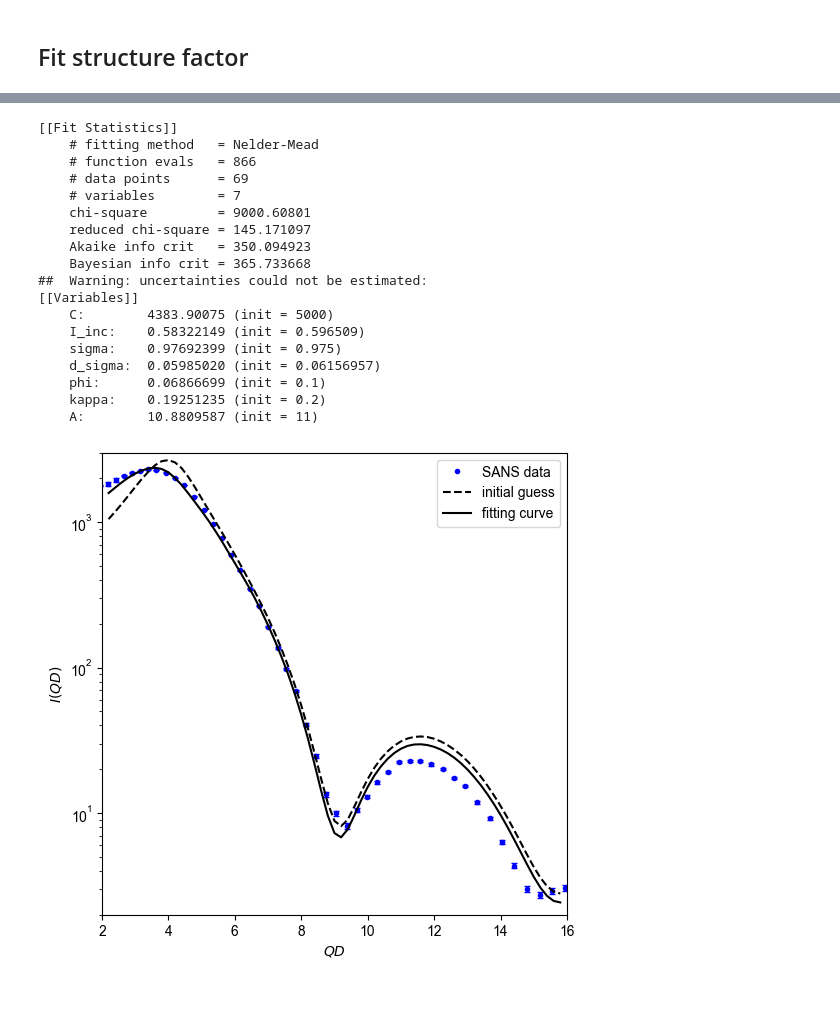
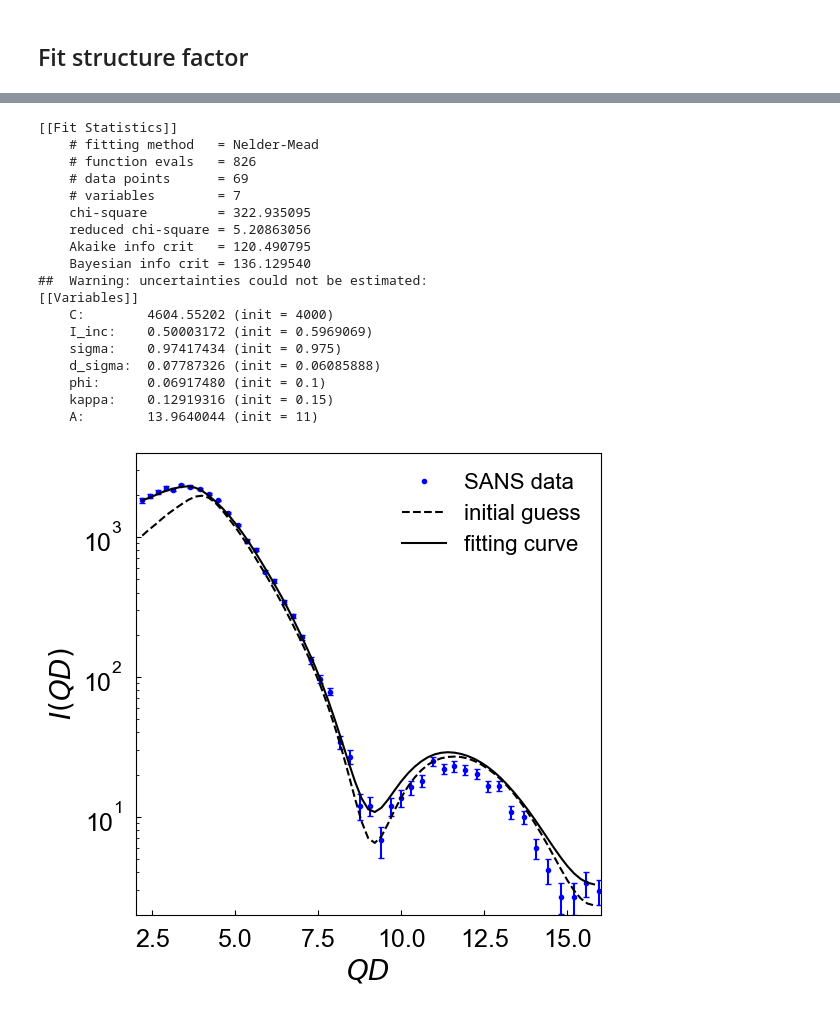
Before and after one commit to ch-tung/SQ_VAE, a Jupyter notebook: direct_param_SQ/silica/Fit_IQ_10_20230804_des.ipynb, the cells around one changed output, grey strips where cells are left out. Drawn from its saved outputs; the diff is of its cells as text; code cells hidden in the pictures.

```diff
--- a/direct_param_SQ/silica/Fit_IQ_10_20230804_des.ipynb
+++ b/direct_param_SQ/silica/Fit_IQ_10_20230804_des.ipynb
@@ -27,7 +27,7 @@ W_list = [1,10,20,30,40]
 filename_list = np.genfromtxt('./20230804_desmearedData/FileNames.txt',dtype='str')
 # %%
 import os
-n_des = 3
+n_des = 1
 ## load desmeared D22 data
 data_path = './20230804_desmearedData/'
 data_list = []
@@ -406,14 +405,14 @@ SQ_NN_GP = lambda x: SQ_NN(x,GP=True,lmbda=1)
 # %%
 # initialize parameters
 params = Parameters()
-params.add('C', value=5000, min=1e2, max=5e4)
-params.add('I_inc', value=fp_opt_I['I_inc'], min=0.1, max=2)
+params.add('C', value=4000, min=1e2, max=5e4)
+params.add('I_inc', value=fp_opt_I['I_inc'], min=0.5, max=2)
 params.add('sigma', value=0.975, min=0.9, max=1.1)
 params.add('d_sigma', value=fp_opt_P['d_sigma'], min=0.005, max=0.1)
 
-fp_i =       [0.10, 0.2,  11]
-fp_ubounds = (0.5,  0.5,   20)
-fp_lbounds = (0.05, 0.05,  0.5)
+fp_i =       [0.10, 0.15,  11]
+fp_ubounds = (0.5,  0.18,  20)
+fp_lbounds = (0.05, 0.1,  0.5)
 fp_name = ['phi', 'kappa', 'A']
 for i in range(3):
     params.add(fp_name[i], value=fp_i[i], min=fp_ubounds[i], max=fp_lbounds[i])
@@ -448,39 +447,40 @@ report_fit(result)
 # %% [output]
 [[Fit Statistics]]
     # fitting method   = Nelder-Mead
-    # function evals   = 866
+    # function evals   = 826
     # data points      = 69
     # variables        = 7
-    chi-square         = 9000.60801
-    reduced chi-square = 145.171097
-    Akaike info crit   = 350.094923
-    Bayesian info crit = 365.733668
+    chi-square         = 322.935095
+    reduced chi-square = 5.20863056
+    Akaike info crit   = 120.490795
+    Bayesian info crit = 136.129540
 ##  Warning: uncertainties could not be estimated:
 [[Variables]]
-    C:        4383.90075 (init = 5000)
-    I_inc:    0.58322149 (init = 0.596509)
-    sigma:    0.97692399 (init = 0.975)
-    d_sigma:  0.05985020 (init = 0.06156957)
-    phi:      0.06866699 (init = 0.1)
-    kappa:    0.19251235 (init = 0.2)
-    A:        10.8809587 (init = 11)
+    C:        4604.55202 (init = 4000)
+    I_inc:    0.50003172 (init = 0.5969069)
+    sigma:    0.97417434 (init = 0.975)
+    d_sigma:  0.07787326 (init = 0.06085888)
+    phi:      0.06917480 (init = 0.1)
+    kappa:    0.12919316 (init = 0.15)
+    A:        13.9640044 (init = 11)
 # %%
 fig = plt.figure(figsize=(6, 6))
 ax = plt.subplot(1, 1, 1)
 
 ax.plot(Q*fp_opt_P['sigma'],IQ_I,'.b',label='SANS data')
 ax.errorbar(Q*fp_opt_P['sigma'],IQ_I,IQ_er_I,linestyle='',color='b',capsize=2)
 ax.plot(q[index_Q], IQ_th(params,q)[index_Q],'--k',label='initial guess')
 ax.plot(q[index_Q], IQ_th(result.params,q)[index_Q],'-k',label='fitting curve')
 
 ax.set_yscale('log')
 # ax.set_xscale('log')
 
 ax.set_xlim([2,16])
-ax.set_ylim([2,3000])
-ax.set_xlabel(r'$QD$')
-ax.set_ylabel(r'$I(QD)$')
-ax.legend()
+ax.set_ylim([2,4000])
+ax.set_xlabel(r'$QD$',fontsize=20)
+ax.set_ylabel(r'$I(QD)$',fontsize=20)
+ax.tick_params(direction='in', axis='both', which='both', labelsize=18, pad=10)
+ax.legend(fontsize=16,frameon=False)
 plt.show()
 # %% [output]
-[figure, old version]
+[figure, new version]
```
Also changed, not shown: parts of 9 cells of this notebook, 2 other files.
